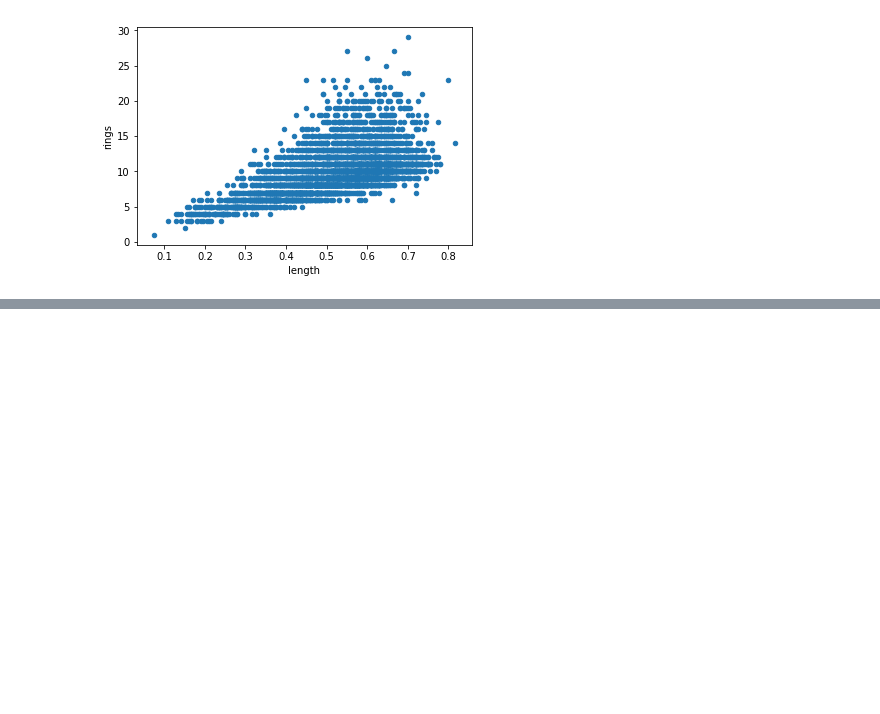
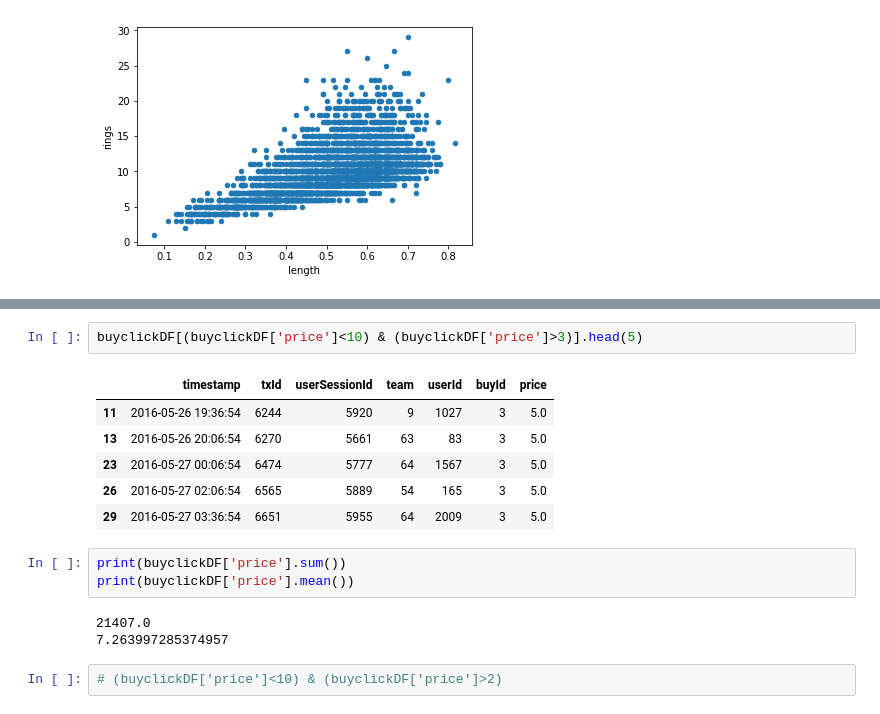
Before and after one commit to mckjzhangxk/deepAI, a Jupyter notebook: daily/8/pandas_turtorial.ipynb, the cells around one changed output, grey strips where cells are left out. Drawn from its saved outputs; the diff is of its cells as text; blank space fills up the shorter version.

```diff
--- a/daily/8/pandas_turtorial.ipynb
+++ b/daily/8/pandas_turtorial.ipynb
@@ -259,0 +282,17 @@ abalone.plot(x='length',y='rings',kind='scatter')
+# %%
+buyclickDF[(buyclickDF['price']<10) & (buyclickDF['price']>3)].head(5)
+# %% [output]
+|  | timestamp | txId | userSessionId | team | userId | buyId | price |
+| 11 | 2016-05-26 19:36:54 | 6244 | 5920 | 9 | 1027 | 3 | 5.0 |
+| 13 | 2016-05-26 20:06:54 | 6270 | 5661 | 63 | 83 | 3 | 5.0 |
+| 23 | 2016-05-27 00:06:54 | 6474 | 5777 | 64 | 1567 | 3 | 5.0 |
+| 26 | 2016-05-27 02:06:54 | 6565 | 5889 | 54 | 165 | 3 | 5.0 |
+| 29 | 2016-05-27 03:36:54 | 6651 | 5955 | 64 | 2009 | 3 | 5.0 |
+# %%
+print(buyclickDF['price'].sum())
+print(buyclickDF['price'].mean())
+# %% [output]
+21407.0
+7.263997285374957
+# %%
+# (buyclickDF['price']<10) & (buyclickDF['price']>2)
```
Also changed, not shown: parts of 4 cells of this notebook, 16 other files.
